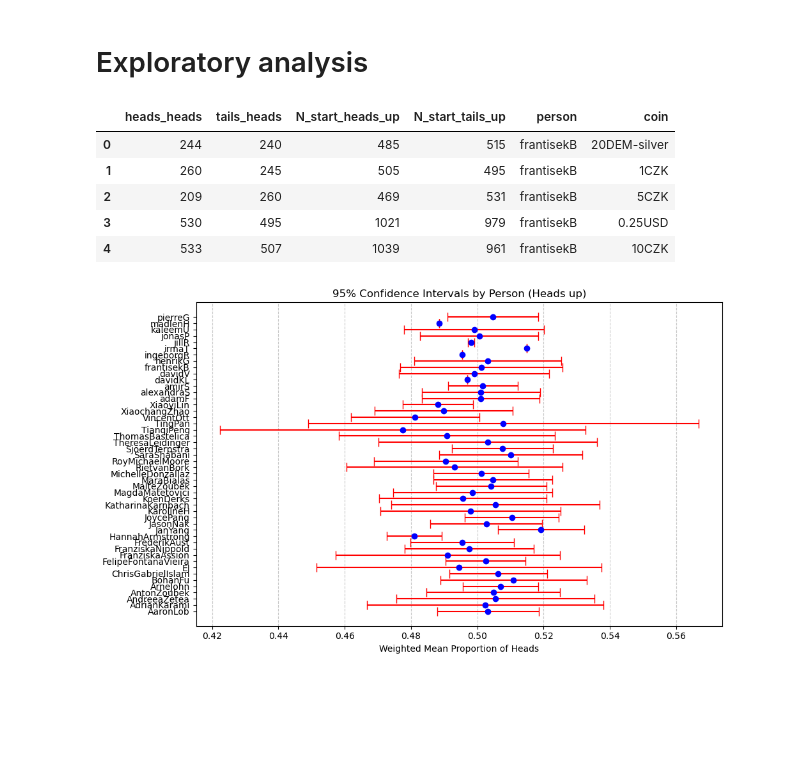
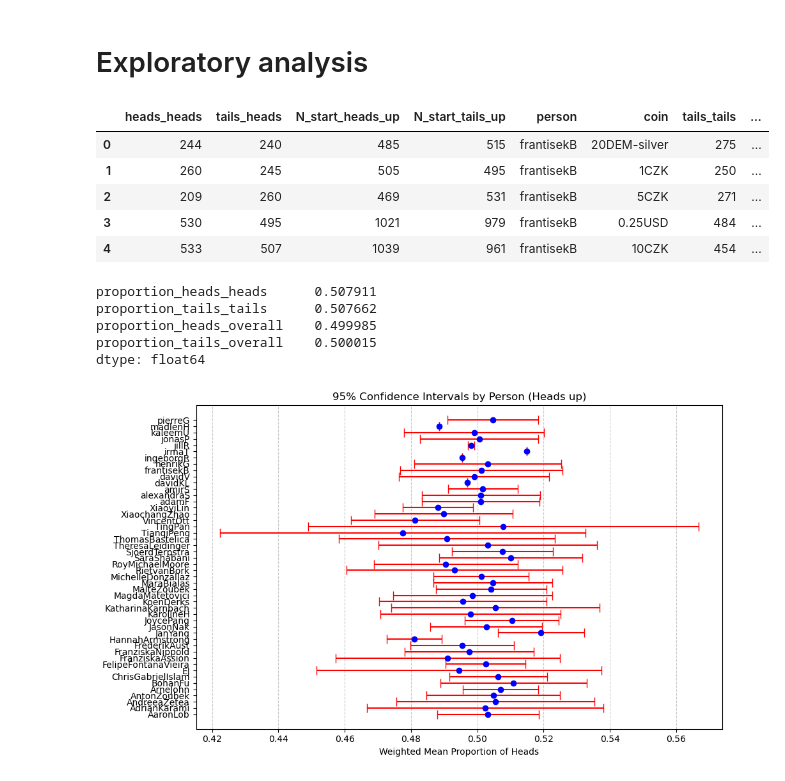
Before and after one commit to julsofpet/cointoss, a Jupyter notebook: explore.ipynb, the cells around one changed output. Cells and saved outputs as stored; diff of their text form; code cells hidden in the pictures; blank space fills up the shorter version.

Commit message:
coin size and some regression

```diff
--- a/explore.ipynb
+++ b/explore.ipynb
@@ -8,14 +8,38 @@ import matplotlib.cm as cm
 import matplotlib.colors as mcolors
 # %%
 data = pd.read_csv('coin data/analyses/data-agg.csv')
+
+data['tails_tails'] = data['N_start_tails_up'] - data['tails_heads']
+data['heads_tails'] = data['N_start_heads_up'] - data['heads_heads']
 data.head()
 # %% [output]
-|  | heads_heads | tails_heads | N_start_heads_up | N_start_tails_up | person | coin |
-| 0 | 244 | 240 | 485 | 515 | frantisekB | 20DEM-silver |
-| 1 | 260 | 245 | 505 | 495 | frantisekB | 1CZK |
-| 2 | 209 | 260 | 469 | 531 | frantisekB | 5CZK |
-| 3 | 530 | 495 | 1021 | 979 | frantisekB | 0.25USD |
-| 4 | 533 | 507 | 1039 | 961 | frantisekB | 10CZK |
+|  | heads_heads | tails_heads | N_start_heads_up | N_start_tails_up | person | coin | tails_tails | ... |
+| 0 | 244 | 240 | 485 | 515 | frantisekB | 20DEM-silver | 275 | ... |
+| 1 | 260 | 245 | 505 | 495 | frantisekB | 1CZK | 250 | ... |
+| 2 | 209 | 260 | 469 | 531 | frantisekB | 5CZK | 271 | ... |
+| 3 | 530 | 495 | 1021 | 979 | frantisekB | 0.25USD | 484 | ... |
+| 4 | 533 | 507 | 1039 | 961 | frantisekB | 10CZK | 454 | ... |
+# %%
+data_prop = pd.DataFrame()
+
+# Calculate the proportion of tosses starting in heads that land on heads
+data_prop['proportion_heads_heads'] = data['heads_heads'] / data['N_start_heads_up']
+
+# Calculate the proportion of tosses starting in tails that land on tails
+data_prop['proportion_tails_tails'] = data['tails_tails'] / data['N_start_tails_up']
+
+# Calculate the overall proportion of tosses that land on heads and tails
+data_prop['proportion_heads_overall'] = (data['heads_heads'] + data['tails_heads']) / data['total_tosses']
+data_prop['proportion_tails_overall'] = (data['tails_tails'] + data['heads_tails']) / data['total_tosses']
+
+# Display the updated dataframe
+data_prop.mean()
+# %% [output]
+proportion_heads_heads      0.507911
+proportion_tails_tails      0.507662
+proportion_heads_overall    0.499985
+proportion_tails_overall    0.500015
+dtype: float64
 # %%
 # Correct the proportion calculation to include all heads outcomes
 data['total_tosses'] = data['N_start_heads_up'] + data['N_start_tails_up']
```
Also changed, not shown: parts of 10 cells of this notebook.
